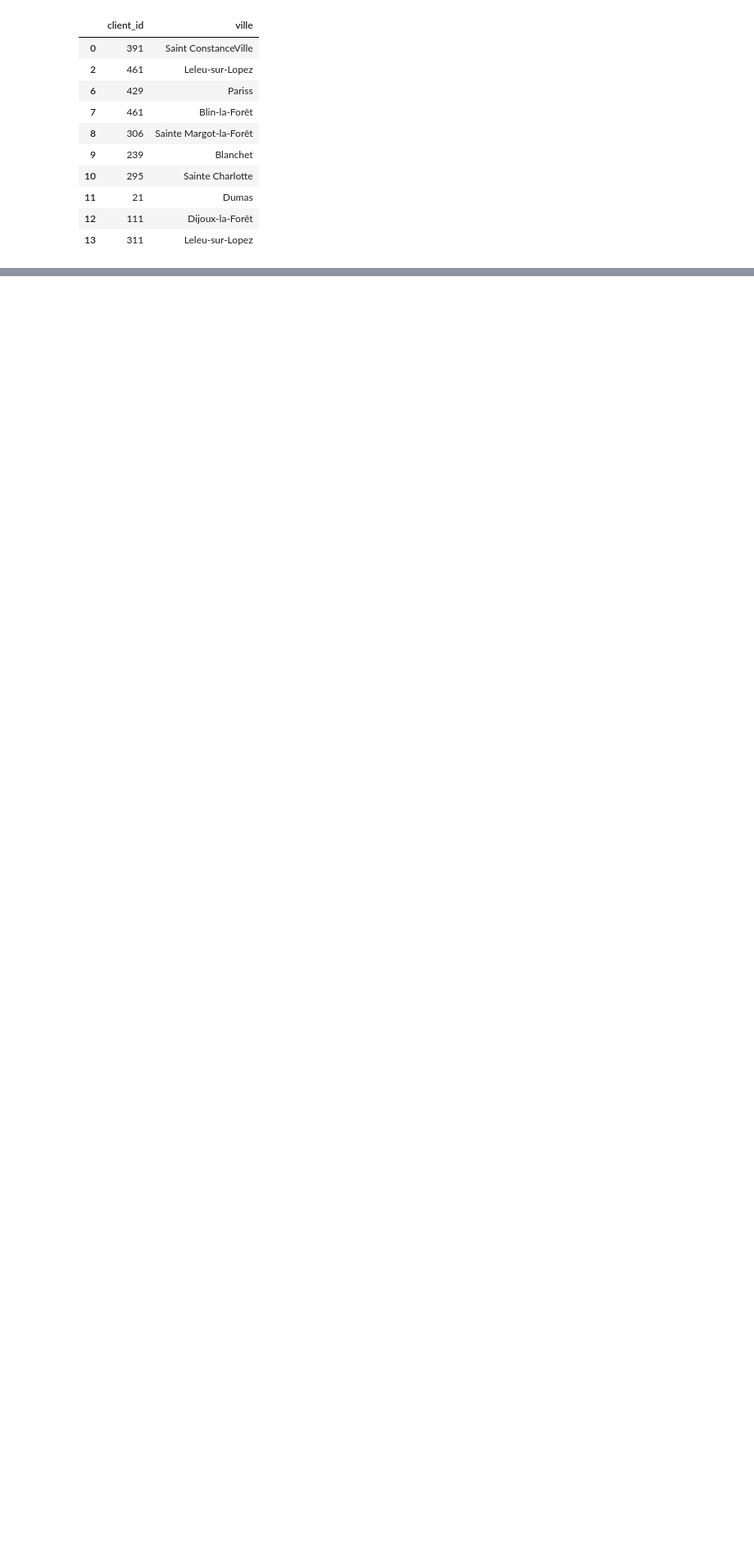
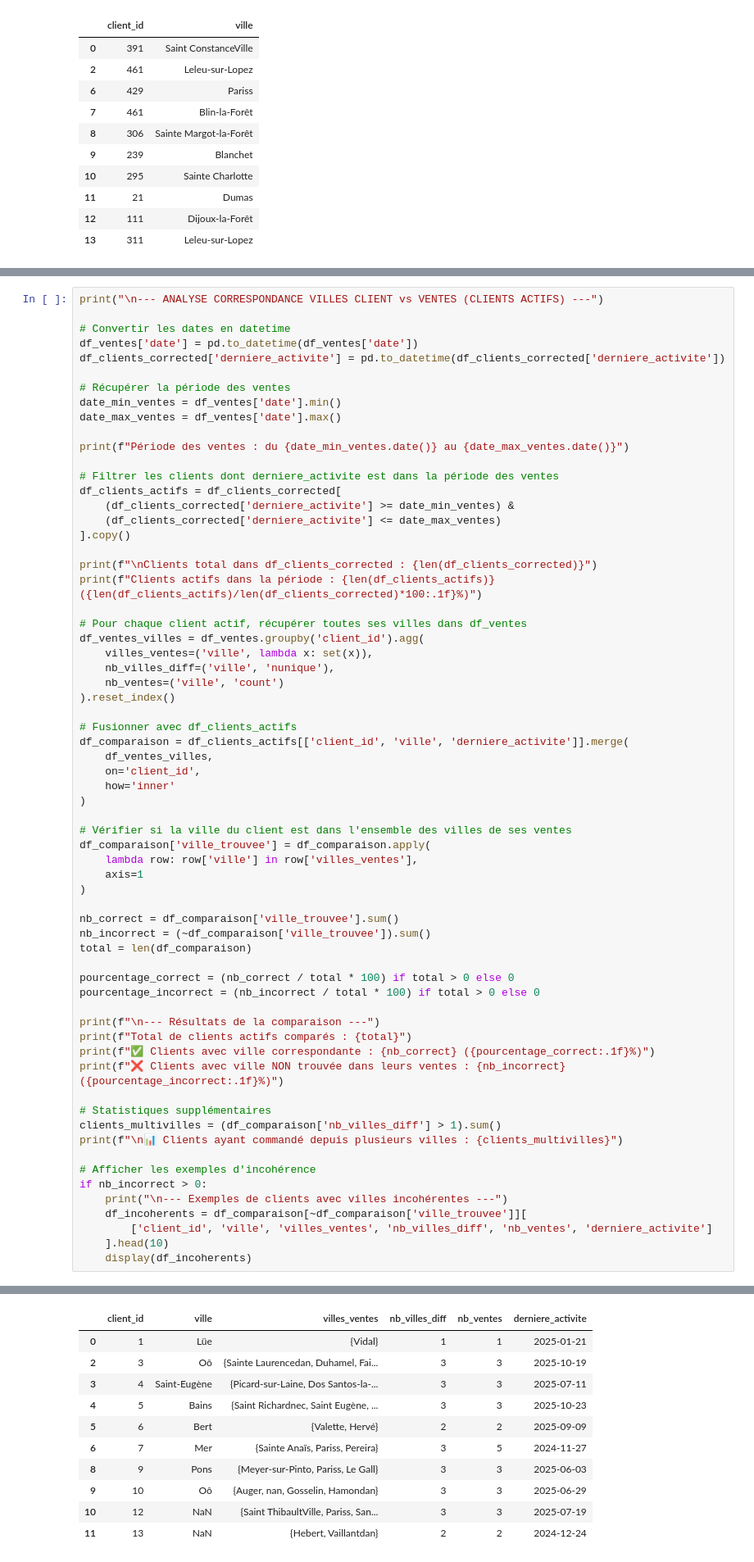
Before and after one commit to Kromaric/data_managment, a Jupyter notebook: notebooks/analyse_ventes_lp.ipynb, the cells around one changed output, grey strips where cells are left out. Shown at 82% size. Drawn from its saved outputs; the diff is of its cells as text; blank space fills up the shorter version.

Commit message:
feat: coherence ville entre T_Clients et T_Ventes

```diff
--- a/notebooks/analyse_ventes_lp.ipynb
+++ b/notebooks/analyse_ventes_lp.ipynb
@@ -482,0 +513,66 @@ Lignes affectées : 1224 (61.2%)
+# %%
+print("\n--- ANALYSE CORRESPONDANCE VILLES CLIENT vs VENTES (CLIENTS ACTIFS) ---")
+
+# Convertir les dates en datetime
+df_ventes['date'] = pd.to_datetime(df_ventes['date'])
+df_clients_corrected['derniere_activite'] = pd.to_datetime(df_clients_corrected['derniere_activite'])
+
+# Récupérer la période des ventes
+date_min_ventes = df_ventes['date'].min()
+date_max_ventes = df_ventes['date'].max()
+
+print(f"Période des ventes : du {date_min_ventes.date()} au {date_max_ventes.date()}")
+
+# Filtrer les clients dont derniere_activite est dans la période des ventes
+df_clients_actifs = df_clients_corrected[
+    (df_clients_corrected['derniere_activite'] >= date_min_ventes) &
+    (df_clients_corrected['derniere_activite'] <= date_max_ventes)
+].copy()
+
+print(f"\nClients total dans df_clients_corrected : {len(df_clients_corrected)}")
+print(f"Clients actifs dans la période : {len(df_clients_actifs)} ({len(df_clients_actifs)/len(df_clients_corrected)*100:.1f}%)")
+
+# Pour chaque client actif, récupérer toutes ses villes dans df_ventes
+df_ventes_villes = df_ventes.groupby('client_id').agg(
+    villes_ventes=('ville', lambda x: set(x)),
+    nb_villes_diff=('ville', 'nunique'),
+    nb_ventes=('ville', 'count')
+).reset_index()
+
+# Fusionner avec df_clients_actifs
+df_comparaison = df_clients_actifs[['client_id', 'ville', 'derniere_activite']].merge(
+    df_ventes_villes,
+    on='client_id',
+    how='inner'
+)
+
+# Vérifier si la ville du client est dans l'ensemble des villes de ses ventes
+df_comparaison['ville_trouvee'] = df_comparaison.apply(
+    lambda row: row['ville'] in row['villes_ventes'],
+    axis=1
+)
+
+nb_correct = df_comparaison['ville_trouvee'].sum()
+nb_incorrect = (~df_comparaison['ville_trouvee']).sum()
+total = len(df_comparaison)
+
+pourcentage_correct = (nb_correct / total * 100) if total > 0 else 0
+pourcentage_incorrect = (nb_incorrect / total * 100) if total > 0 else 0
+
+print(f"\n--- Résultats de la comparaison ---")
+print(f"Total de clients actifs comparés : {total}")
+print(f"✅ Clients avec ville correspondante : {nb_correct} ({pourcentage_correct:.1f}%)")
+print(f"❌ Clients avec ville NON trouvée dans leurs ventes : {nb_incorrect} ({pourcentage_incorrect:.1f}%)")
+
+# Statistiques supplémentaires
+clients_multivilles = (df_comparaison['nb_villes_diff'] > 1).sum()
+print(f"\n📊 Clients ayant commandé depuis plusieurs villes : {clients_multivilles}")
+
+# Afficher les exemples d'incohérence
+if nb_incorrect > 0:
+    print("\n--- Exemples de clients avec villes incohérentes ---")
+    df_incoherents = df_comparaison[~df_comparaison['ville_trouvee']][
+        ['client_id', 'ville', 'villes_ventes', 'nb_villes_diff', 'nb_ventes', 'derniere_activite']
+    ].head(10)
+    display(df_incoherents)
+# %% [output]
@@ -482,0 +593,11 @@ Lignes affectées : 1224 (61.2%)
+|  | client_id | ville | villes_ventes | nb_villes_diff | nb_ventes | derniere_activite |
+| 0 | 1 | Lüe | {Vidal} | 1 | 1 | 2025-01-21 |
+| 2 | 3 | Oô | {Sainte Laurencedan, Duhamel, Fai... | 3 | 3 | 2025-10-19 |
+| 3 | 4 | Saint-Eugène | {Picard-sur-Laine, Dos Santos-la-... | 3 | 3 | 2025-07-11 |
+| 4 | 5 | Bains | {Saint Richardnec, Saint Eugène, ... | 3 | 3 | 2025-10-23 |
+| 5 | 6 | Bert | {Valette, Hervé} | 2 | 2 | 2025-09-09 |
+| 6 | 7 | Mer | {Sainte Anaïs, Pariss, Pereira} | 3 | 5 | 2024-11-27 |
+| 8 | 9 | Pons | {Meyer-sur-Pinto, Pariss, Le Gall} | 3 | 3 | 2025-06-03 |
+| 9 | 10 | Oô | {Auger, nan, Gosselin, Hamondan} | 3 | 3 | 2025-06-29 |
+| 10 | 12 | NaN | {Saint ThibaultVille, Pariss, San... | 3 | 3 | 2025-07-19 |
+| 11 | 13 | NaN | {Hebert, Vaillantdan} | 2 | 2 | 2024-12-24 |
```
Also changed, not shown: parts of 5 cells of this notebook.
